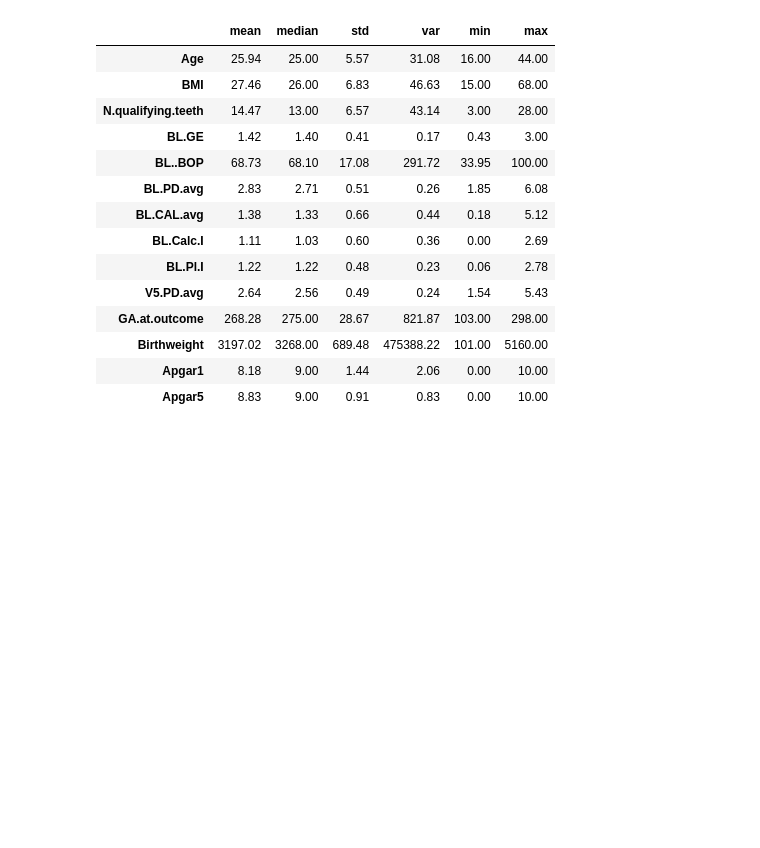
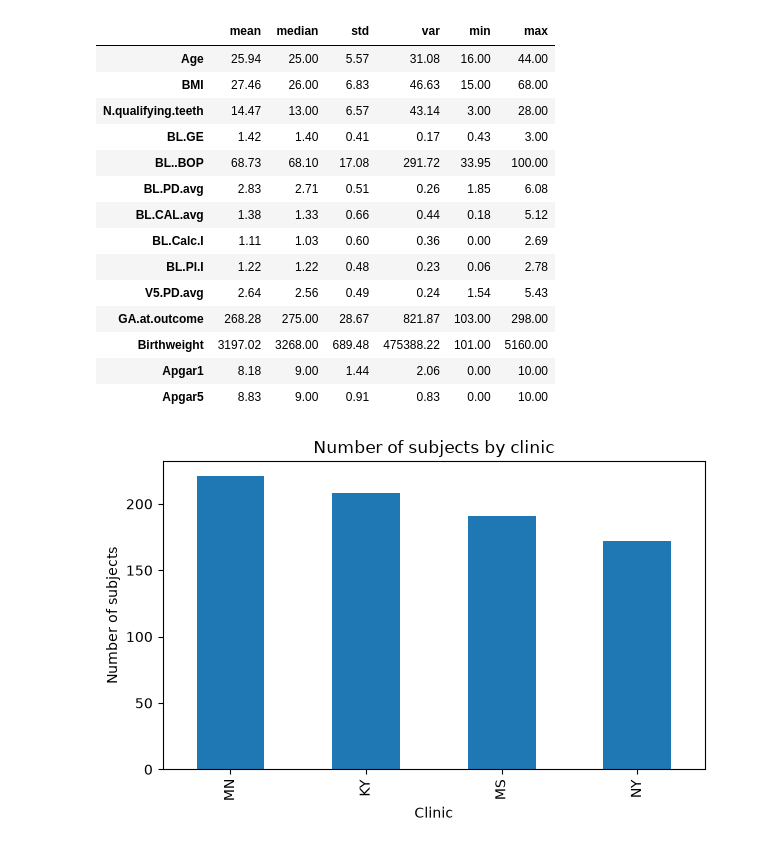
Before and after one commit to saksham0806/fall-semester-26-27-EDA-course, a Jupyter notebook: CAT1.ipynb, the cells around one changed output. Saved outputs shown, nothing was run; the diff lists cells and outputs as text; code cells hidden in the pictures; blank space fills up the shorter version.

```diff
--- a/CAT1.ipynb
+++ b/CAT1.ipynb
@@ -267,8 +331,10 @@ df.groupby(['Clinic', 'Group'])['BL.PD.avg'].mean().round(3).unstack()
 | MS | 2.635 | 2.656 |
 | NY | 2.590 | 2.778 |
 # %%
-df['Age.Group'] = pd.cut(df['Age'], bins=[15, 19, 24, 29, 34, 45],
-                         labels=['<=19', '20-24', '25-29', '30-34', '35+'])
+age_bins = [15, 19, 24, 29, 34, 45]
+age_labels = ['<=19', '20-24', '25-29', '30-34', '35+']
+
+df['Age.Group'] = pd.cut(df['Age'], age_bins, labels=age_labels)
 df['Age.Group'].value_counts().sort_index()
 # %% [output]
 Age.Group
@@ -279,8 +345,10 @@ Age.Group
 35+       77
 Name: count, dtype: int64
 # %%
-df['BMI.Category'] = pd.cut(df['BMI'], bins=[0, 18.5, 25, 30, 100],
-                            labels=['Underweight', 'Normal', 'Overweight', 'Obese'])
+bmi_bins = [0, 18.5, 25, 30, 100]
+bmi_labels = ['Underweight', 'Normal', 'Overweight', 'Obese']
+
+df['BMI.Category'] = pd.cut(df['BMI'], bmi_bins, labels=bmi_labels)
 df['BMI.Category'].value_counts().sort_index()
 # %% [output]
 BMI.Category
@@ -382,0 +412,12 @@ rows removed: 31 | rows kept: 792
+# %%
+Q1 = df['PD.Change'].quantile(0.25)
+Q3 = df['PD.Change'].quantile(0.75)
+IQR = Q3 - Q1
+lower = Q1 - 1.5 * IQR
+upper = Q3 + 1.5 * IQR
+
+print('Q1 =', Q1)
+print('Q3 =', Q3)
+print('IQR =', IQR)
+print('lower limit =', round(lower, 3))
+print('upper limit =', round(upper, 3))
@@ -382,0 +471,4 @@ rows removed: 31 | rows kept: 792
+# %%
+df_clean = df[~((df['PD.Change'] < lower) | (df['PD.Change'] > upper))]
+print('rows before =', len(df))
+print('rows after removing outliers =', len(df_clean))
@@ -460,3 +559,11 @@ df_clean[num].agg(['mean', 'median', 'std', 'var', 'min', 'max']).round(2).T
 | Birthweight | 3197.02 | 3268.00 | 689.48 | 475388.22 | 101.00 | 5160.00 |
 | Apgar1 | 8.18 | 9.00 | 1.44 | 2.06 | 0.00 | 10.00 |
 | Apgar5 | 8.83 | 9.00 | 0.91 | 0.83 | 0.00 | 10.00 |
+# %%
+df_clean['Clinic'].value_counts().plot(kind='bar', figsize=(7, 4))
+plt.title('Number of subjects by clinic')
+plt.xlabel('Clinic')
+plt.ylabel('Number of subjects')
+plt.show()
+# %% [output]
+[figure, added]
```
Also changed, not shown: parts of 63 cells of this notebook.
